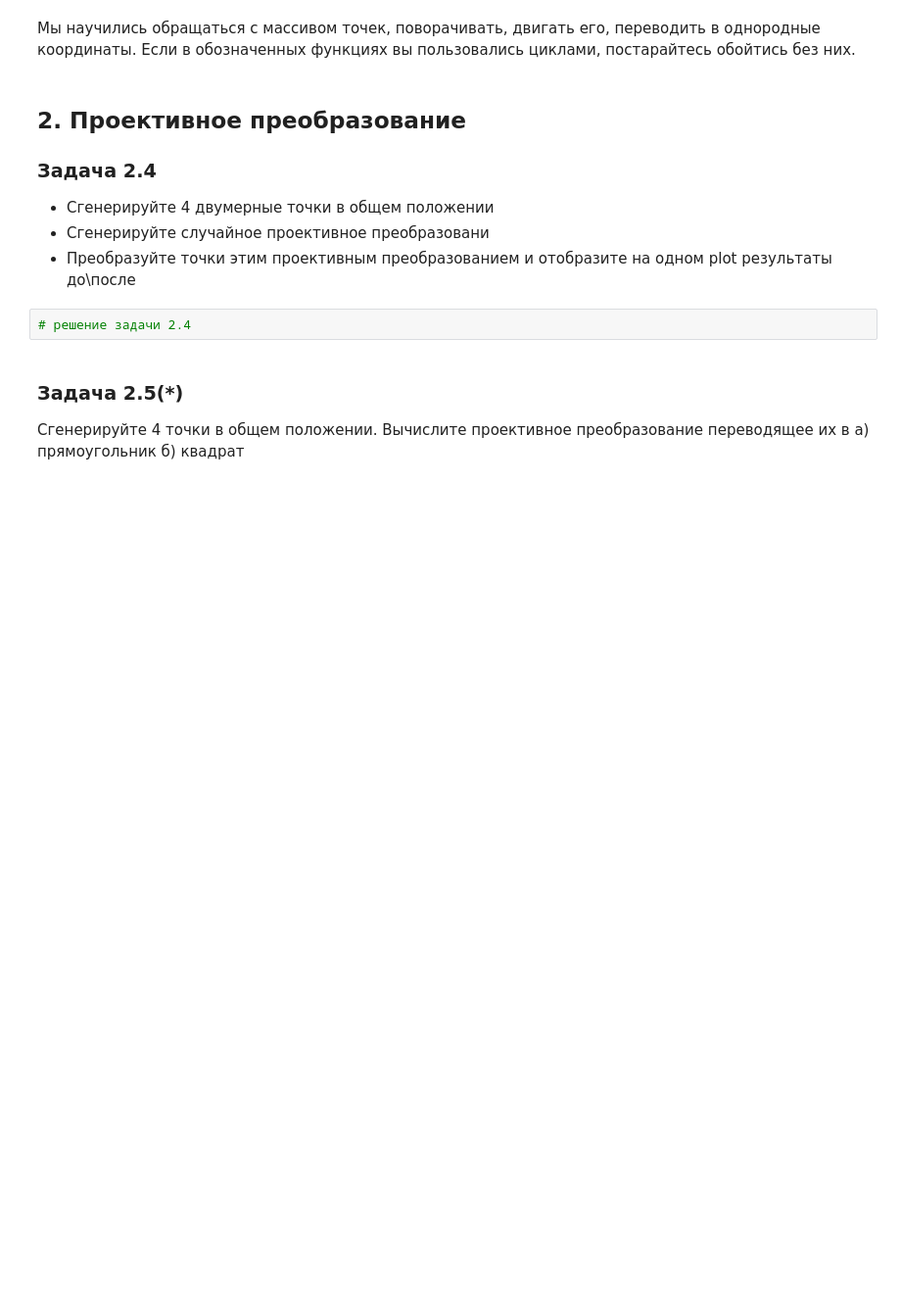
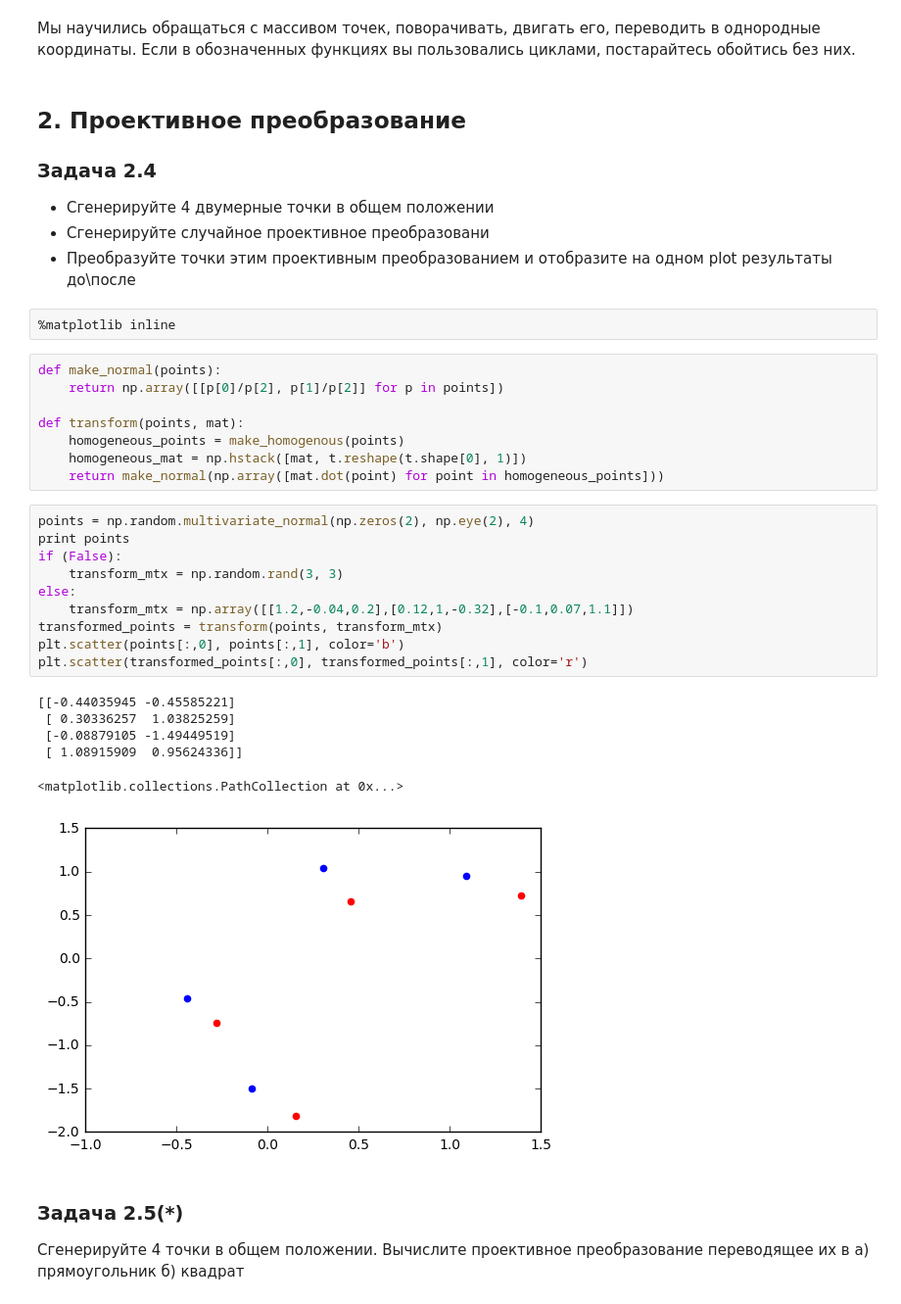
Before and after one commit to vicproon/camgeom, a Jupyter notebook: notebooks/geometry_and_monocular.ipynb, the cells around one changed output. Shown at 98% size. Cells and saved outputs as stored; diff of their text form; blank space fills up the shorter version.

```diff
--- a/notebooks/geometry_and_monocular.ipynb
+++ b/notebooks/geometry_and_monocular.ipynb
@@ -162,8 +131,33 @@ def move(points, rot_mat, t):
 * Сгенерируйте 4 двумерные точки в общем положении
 * Сгенерируйте случайное проективное преобразовани
 * Преобразуйте точки этим проективным преобразованием и отобразите на одном plot результаты до\после
-# %%
-# решение задачи 2.4
+# %%
+%matplotlib inline
+# %%
+def make_normal(points):
+    return np.array([[p[0]/p[2], p[1]/p[2]] for p in points])
+
+def transform(points, mat):
+    homogeneous_points = make_homogenous(points)
+    homogeneous_mat = np.hstack([mat, t.reshape(t.shape[0], 1)])
+    return make_normal(np.array([mat.dot(point) for point in homogeneous_points]))
+# %%
+points = np.random.multivariate_normal(np.zeros(2), np.eye(2), 4)
+print points
+if (False):
+    transform_mtx = np.random.rand(3, 3)
+else:
+    transform_mtx = np.array([[1.2,-0.04,0.2],[0.12,1,-0.32],[-0.1,0.07,1.1]])
+transformed_points = transform(points, transform_mtx)
+plt.scatter(points[:,0], points[:,1], color='b')
+plt.scatter(transformed_points[:,0], transformed_points[:,1], color='r')
+# %% [output]
+[[-0.44035945 -0.45585221]
+ [ 0.30336257  1.03825259]
+ [-0.08879105 -1.49449519]
+ [ 1.08915909  0.95624336]]
+<matplotlib.collections.PathCollection at 0x...>
+[figure, added]
 # %% [markdown]
 ### Задача 2.5(*)
 Сгенерируйте 4 точки в общем положении. Вычислите проективное преобразование переводящее их в
```
Also changed, not shown: parts of 31 cells of this notebook.
